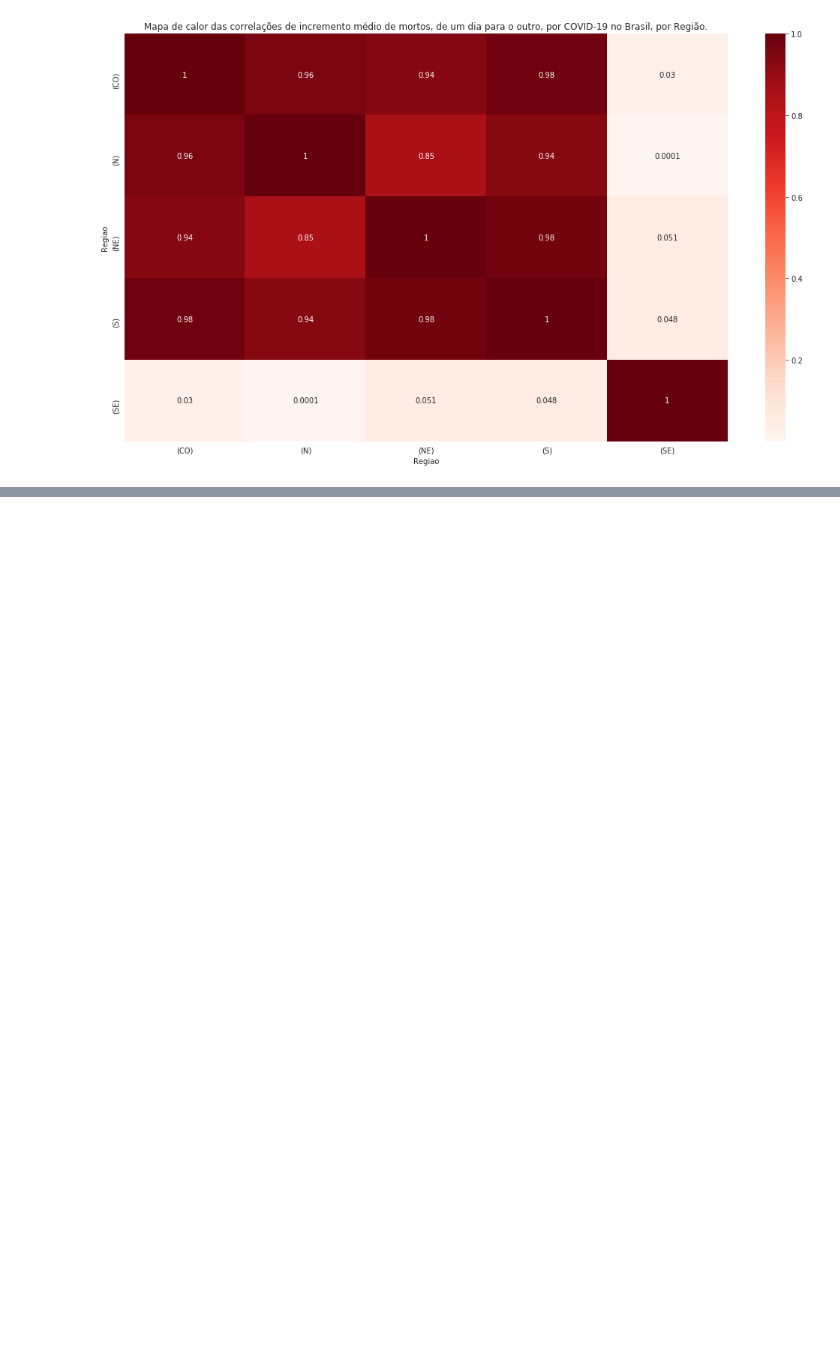
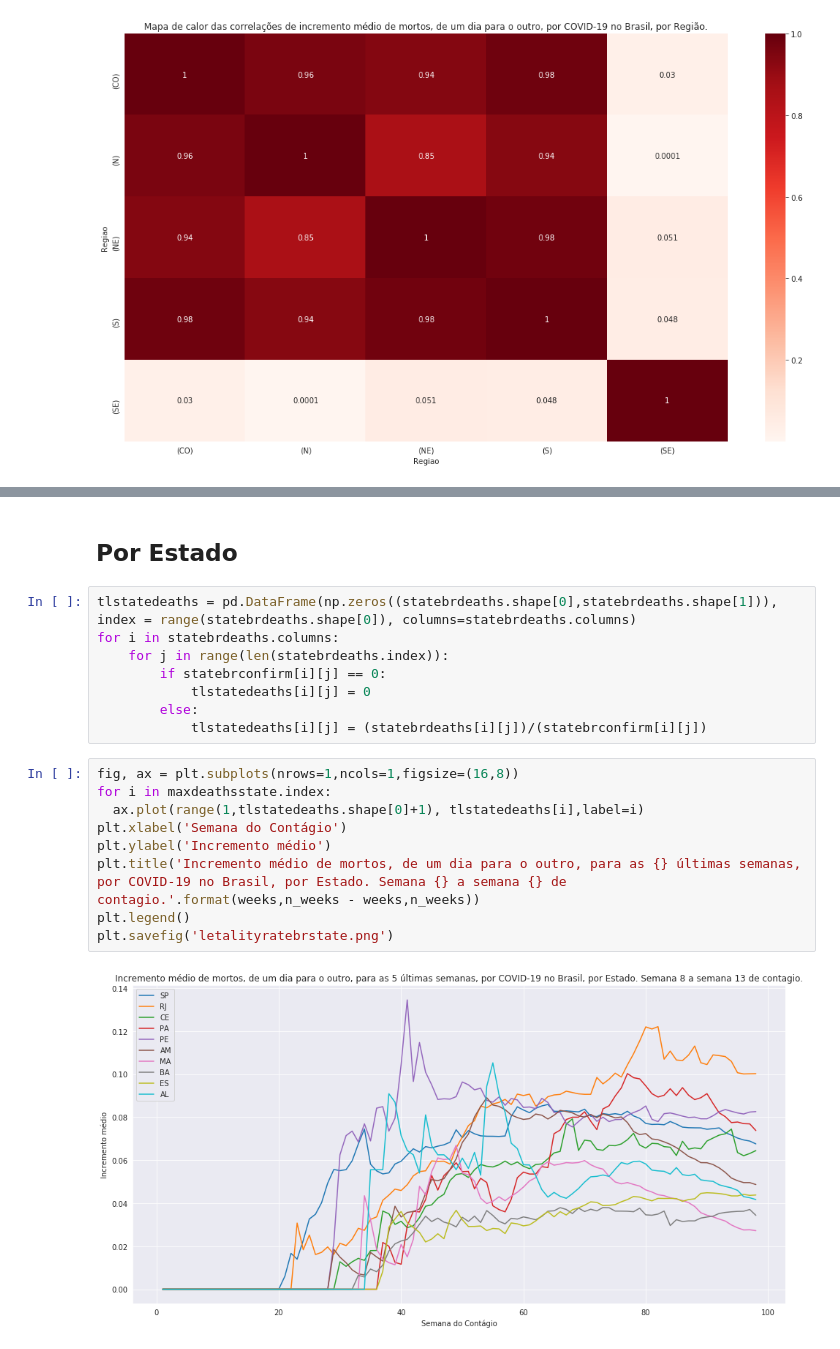
Before and after one commit to Manuelfjr/Covid19, a Jupyter notebook: brazil/brazilcode.ipynb, the cells around one changed output, grey strips where cells are left out. Drawn from its saved outputs; the diff is of its cells as text; blank space fills up the shorter version.

```diff
--- a/brazil/brazilcode.ipynb
+++ b/brazil/brazilcode.ipynb
@@ -307,0 +331,21 @@ plt.savefig('heatmapregiondeathscorr.png')
+# %% [markdown]
+## Por Estado
+# %%
+tlstatedeaths = pd.DataFrame(np.zeros((statebrdeaths.shape[0],statebrdeaths.shape[1])), index = range(statebrdeaths.shape[0]), columns=statebrdeaths.columns)
+for i in statebrdeaths.columns:
+    for j in range(len(statebrdeaths.index)):
+        if statebrconfirm[i][j] == 0:
+            tlstatedeaths[i][j] = 0
+        else:
+            tlstatedeaths[i][j] = (statebrdeaths[i][j])/(statebrconfirm[i][j])
+# %%
+fig, ax = plt.subplots(nrows=1,ncols=1,figsize=(16,8))
+for i in maxdeathsstate.index:
+  ax.plot(range(1,tlstatedeaths.shape[0]+1), tlstatedeaths[i],label=i)
+plt.xlabel('Semana do Contágio')
+plt.ylabel('Incremento médio')
+plt.title('Incremento médio de mortos, de um dia para o outro, para as {} últimas semanas, por COVID-19 no Brasil, por Estado. Semana {} a semana {} de contagio.'.format(weeks,n_weeks - weeks,n_weeks))
+plt.legend()
+plt.savefig('letalityratebrstate.png')
+# %% [output]
+[figure, added]
```
Also changed, not shown: parts of 5 cells of this notebook, 9 other files.
